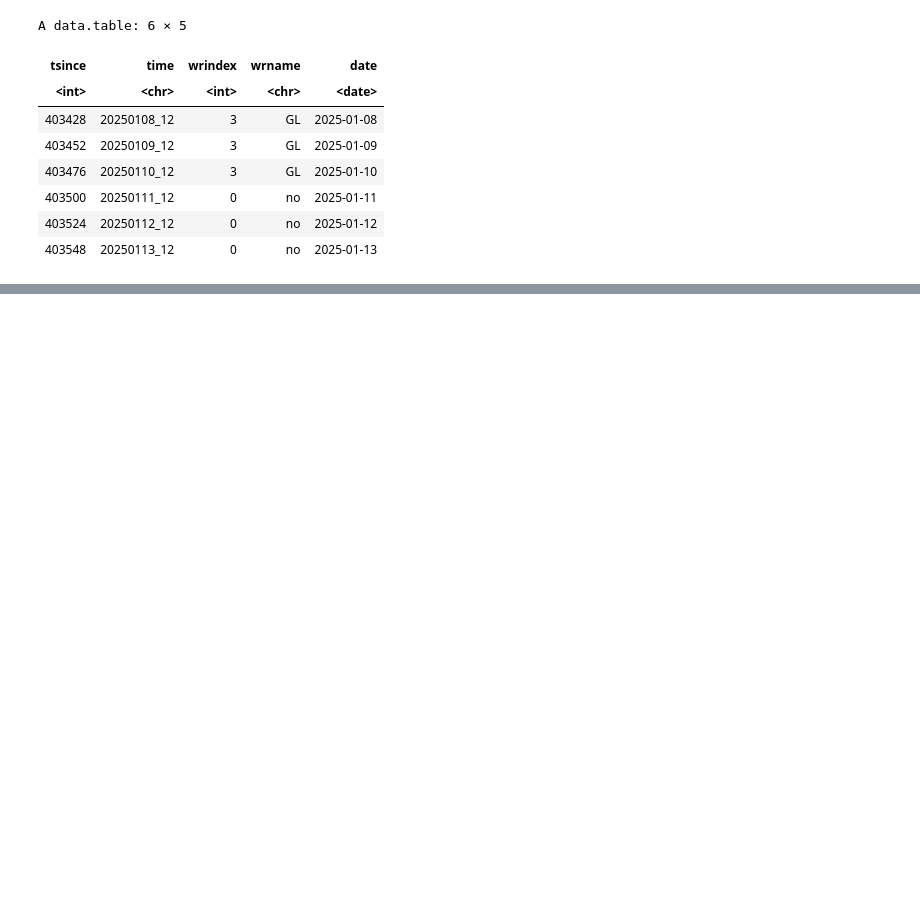
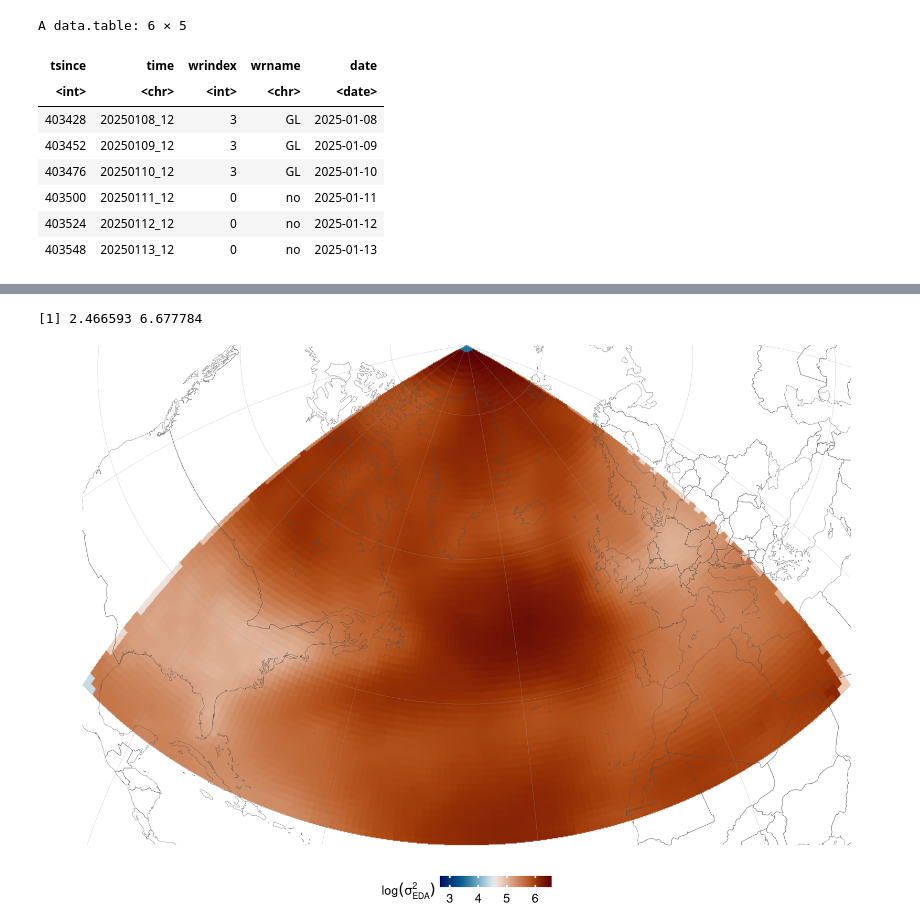
Before and after one commit to hschoeller/wp22a, a Jupyter notebook: notebooks/CompositeVariances.ipynb, the cells around one changed output, grey strips where cells are left out. Drawn from its saved outputs; the diff is of its cells as text; code cells hidden in the pictures; blank space fills up the shorter version.

```diff
--- a/notebooks/CompositeVariances.ipynb
+++ b/notebooks/CompositeVariances.ipynb
@@ -134,0 +155,5 @@ ggplot(z_comp, aes(x = p_value_adj)) +
+# %%
+raw_comp <- raw_comp %>% left_join(z_comp %>% select(lon, lat, wrindex, z),
+    by = c("lon" = "lon", "lat" = "lat", "wrindex" = "wrindex")
+)
+head(raw_comp)
@@ -134,0 +203,17 @@ ggplot(z_comp, aes(x = p_value_adj)) +
+# %%
+raw_comp <- raw_comp %>%
+    left_join(total_means, by = c("wrindex", "lon", "lat")) %>%
+    mutate(anomaly = case_when(
+        segment == 0 ~ 0,
+        TRUE ~ mean - total_mean
+    ))
+str(raw_comp)
+# %%
+raw_total <- raw_comp %>%
+    filter(segment == 0)
+raw_total$anom <- raw_total$mean - raw_total %>%
+    filter(wrindex == 0) %>%
+    select(mean)
+# mutate(anom ), wrindex != 0) %>%
+# mutate(wr = wrindex)
+str(raw_total)
@@ -134,0 +240,30 @@ ggplot(z_comp, aes(x = p_value_adj)) +
+# %%
+raw_total %>%
+    select(mean) %>%
+    range()
+# %% [output]
+[1] 2.466593 6.677784
+# %%
+wr_df_i <- raw_total %>%
+    filter(wr == 1)
+wrn <- raw_total$wrname[raw_total$wr == 1][1]
+
+p <- plot_spatial(wr_df_i, "mean",
+    legend_name = "$\\log(\\sigma^{2}_{EDA})$",
+    sig_name = NULL,
+    alpha = NULL,
+    show_graticule_labels = FALSE,
+    use_diverging = TRUE,
+    clims = range(wr_df_i$mean)
+) + THEME_PUB_LARGE +
+    theme(
+        axis.text.x = element_blank(),
+        axis.text.y = element_blank(),
+        axis.ticks = element_blank(),
+        legend.position = "bottom",
+        plot.margin = margin(0, 0, 0, 0),
+        panel.spacing = unit(0, "lines")
+    ) + labs(title = wrn)
+p
+# %% [output]
+[figure, added]
```
Also changed, not shown: parts of 13 cells of this notebook, 7 other files.
